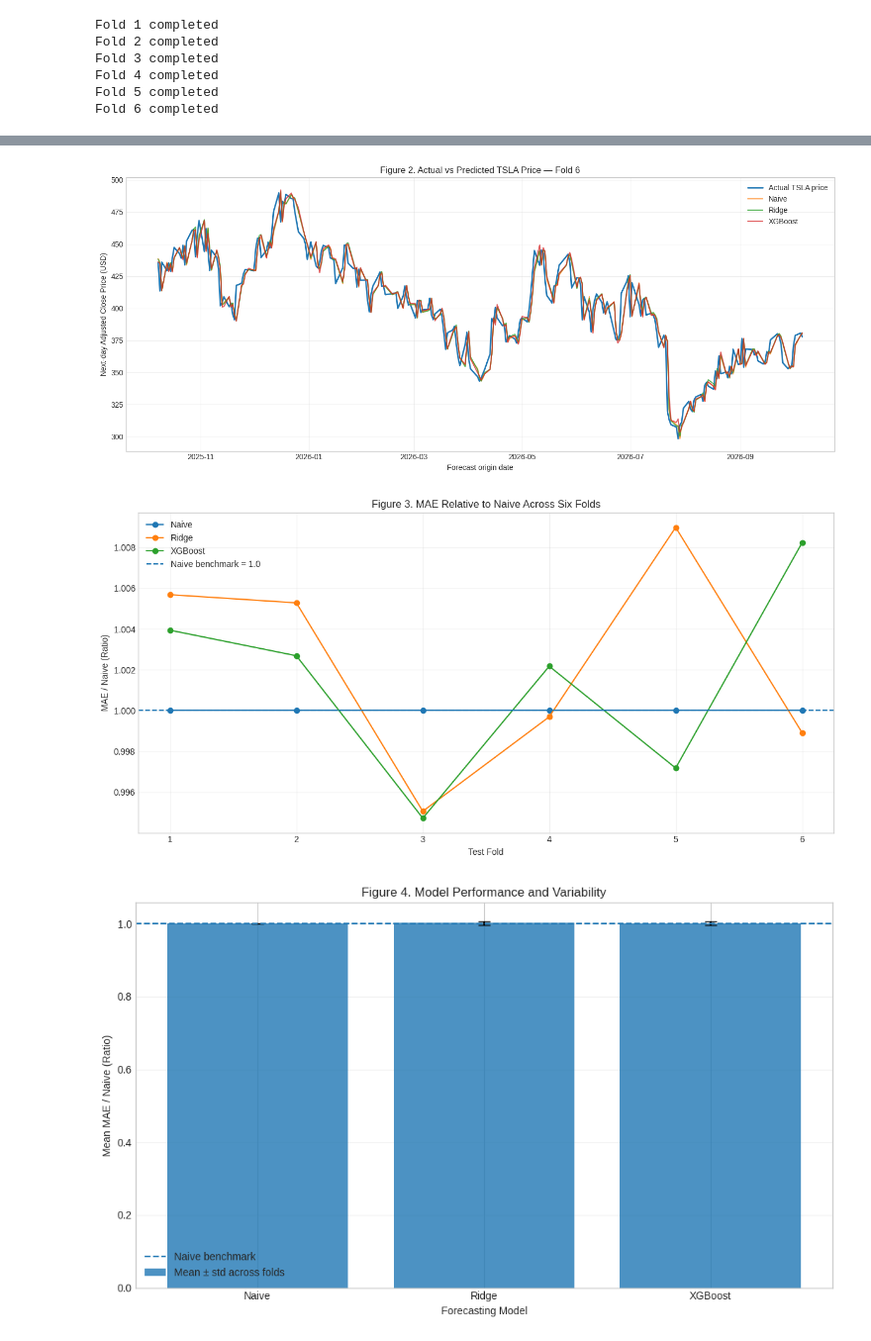
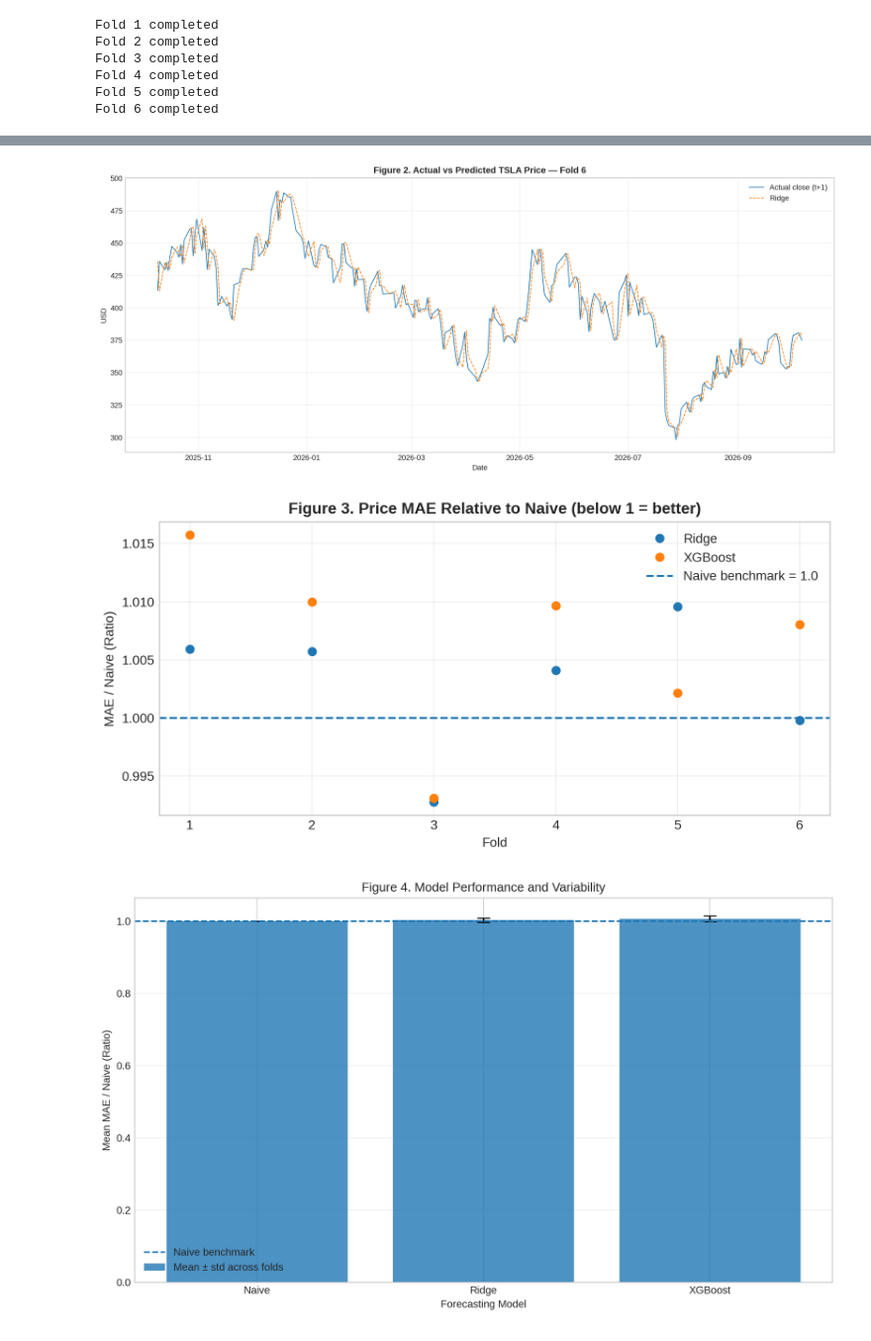
Before and after one commit to phhien203/ML-foundations, a Jupyter notebook: TSLA_Forecast_Evaluation_Hien.ipynb, the cells around one changed output, grey strips where cells are left out. Shown at 99% size. Saved outputs shown, nothing was run; the diff lists cells and outputs as text; code cells hidden in the pictures.

```diff
--- a/TSLA_Forecast_Evaluation_Hien.ipynb
+++ b/TSLA_Forecast_Evaluation_Hien.ipynb
@@ -204,10 +193,15 @@ feature_columns = [
     'return_today',
     'lag_1',
     'lag_2',
+    'lag_3',
     'lag_5',
+    'lag_10',
+    'lag_20',
     'volatility_5',
+    'volatility_10',
     'volatility_20',
     'momentum_5',
+    'momentum_10',
     'momentum_20',
     'distance_ma20',
     'day_of_week'
@@ -220,6 +214,4 @@ y = data['target']
 
 print('Features:', X.shape)
 print('Target:', y.shape)
-
-display(X.tail())
 # %% [output]
@@ -235,7 +222,7 @@ Target: (2491,)
 # %%
 tscv = TimeSeriesSplit(
-    n_splits=6,
-    test_size=250,
-    gap=1
+    n_splits=N_SPLITS,
+    test_size=TEST_SIZE,
+    gap=GAP
 )
 # %%
@@ -605,11 +595,12 @@ fig, ax = plt.subplots(figsize=(14, 6))
 ax.plot(
     actual.index,
     actual.values,
-    label="Actual TSLA price",
-    linewidth=2
+    label="Actual close (t+1)",
+    linewidth=1
 )
 
-for model_name in ["Naive", "Ridge", "XGBoost"]:
+# for model_name in ["Naive", "Ridge", "XGBoost"]:
+for model_name in ["Ridge"]:
 
     model_data = fold_6[
         fold_6["model"] == model_name
@@ -619,15 +610,19 @@ for model_name in ["Naive", "Ridge", "XGBoost"]:
         model_data.index,
         model_data["predicted_price"],
         label=model_name,
-        alpha=0.75
+        alpha=1.0,
+        linestyle='--',
+        linewidth=1
     )
 
 ax.set_title(
-    "Figure 2. Actual vs Predicted TSLA Price — Fold 6"
+    "Figure 2. Actual vs Predicted TSLA Price — Fold 6",
+    fontweight='bold',
+    fontsize=12
 )
 
-ax.set_xlabel("Forecast origin date")
-ax.set_ylabel("Next-day Adjusted Close Price (USD)")
+ax.set_xlabel("Date")
+ax.set_ylabel("USD")
 ax.legend()
 ax.grid(alpha=0.3)
 
@@ -635,46 +630,48 @@ plt.tight_layout()
 plt.savefig("figure2_forecast_vs_actual.png", dpi=200)
 plt.show()
 # %% [output]
-[figure, old version]
+[figure, new version]
 # %%
 ratio_table = results_df.pivot(
     index="fold",
     columns="model",
     values="MAE_div_naive"
 )
 
-fig, ax = plt.subplots(figsize=(12, 6))
+fig, ax = plt.subplots(figsize=(8, 4))
 
-for model_name in ["Naive", "Ridge", "XGBoost"]:
-
+for model_name in ["Ridge", "XGBoost"]:
     ax.plot(
         ratio_table.index,
         ratio_table[model_name],
         marker="o",
+        linestyle="None",
         label=model_name
     )
 
 ax.axhline(
     y=1,
     linestyle="--",
     label="Naive benchmark = 1.0"
 )
 
 ax.set_title(
-    "Figure 3. MAE Relative to Naive Across Six Folds"
+    "Figure 3. Price MAE Relative to Naive (below 1 = better)",
+    fontweight='bold',
+    fontsize=12
 )
 
-ax.set_xlabel("Test Fold")
+ax.set_xlabel("Fold")
 ax.set_ylabel("MAE / Naive (Ratio)")
 ax.set_xticks(range(1, 7))
 ax.legend()
 ax.grid(alpha=0.3)
 
 plt.tight_layout()
 plt.savefig("figure3_mae_ratio_per_fold.png", dpi=200)
 plt.show()
 # %% [output]
-[figure, old version]
+[figure, new version]
 # %%
 model_summary = (
     results_df
```
Also changed, not shown: parts of 22 cells of this notebook.
